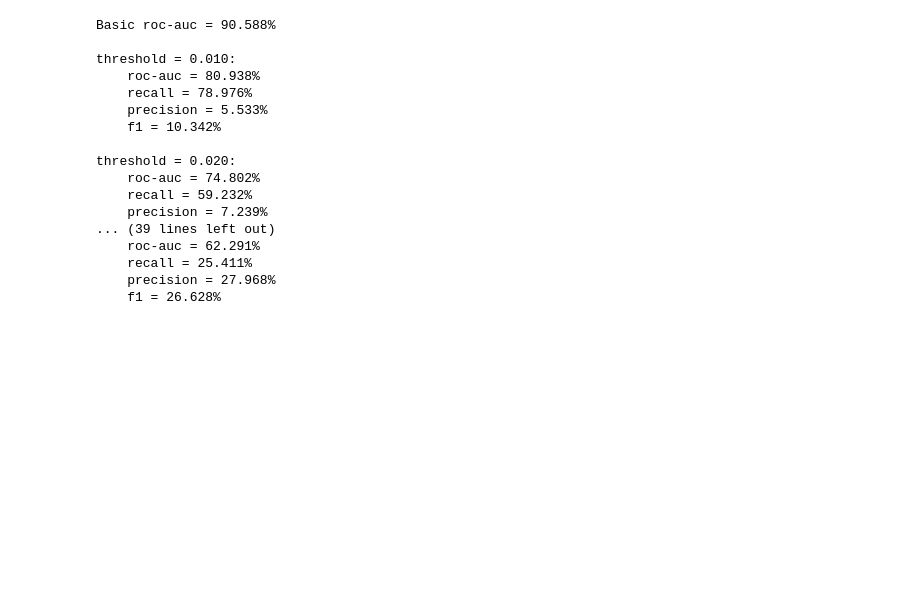
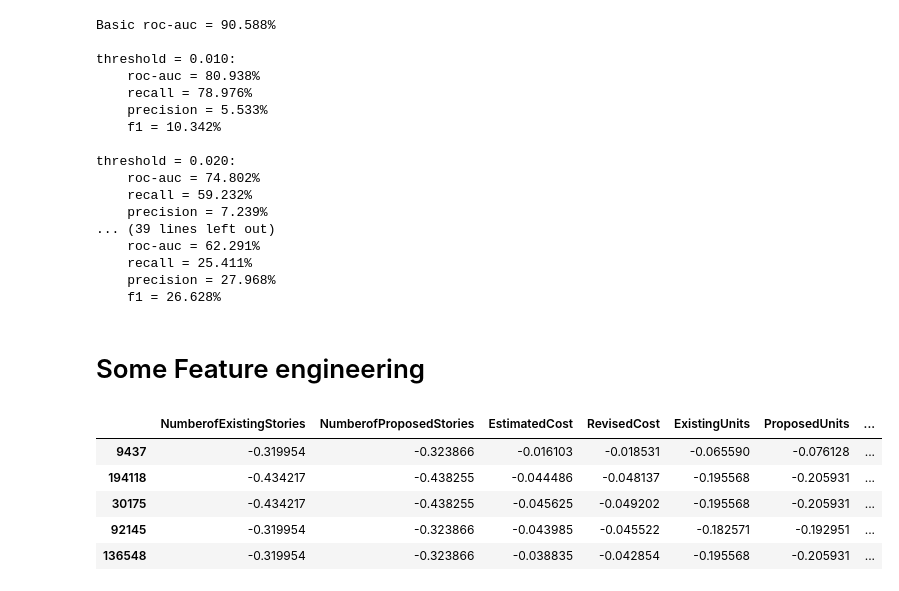
Before and after one commit to Suraba03/ml_san_francisco_permits, a Jupyter notebook: san_fancisco.ipynb, the cells around one changed output. Drawn from its saved outputs; the diff is of its cells as text; code cells hidden in the pictures; blank space fills up the shorter version.

```diff
--- a/san_fancisco.ipynb
+++ b/san_fancisco.ipynb
@@ -1148,3 +1259,17 @@ threshold = 0.020:
     recall = 25.411%
     precision = 27.968%
     f1 = 26.628%
+# %% [markdown]
+# Some Feature engineering
+# %%
+X_fe_train = X_train_scaled_cat_ohe.copy()
+X_fe_test  = X_test_scaled_cat_ohe.copy()
+# %%
+X_fe_train.sample(5)
+# %% [output]
+|  | NumberofExistingStories | NumberofProposedStories | EstimatedCost | RevisedCost | ExistingUnits | ProposedUnits | ... |
+| 9437 | -0.319954 | -0.323866 | -0.016103 | -0.018531 | -0.065590 | -0.076128 | ... |
+| 194118 | -0.434217 | -0.438255 | -0.044486 | -0.048137 | -0.195568 | -0.205931 | ... |
+| 30175 | -0.434217 | -0.438255 | -0.045625 | -0.049202 | -0.195568 | -0.205931 | ... |
+| 92145 | -0.319954 | -0.323866 | -0.043985 | -0.045522 | -0.182571 | -0.192951 | ... |
+| 136548 | -0.319954 | -0.323866 | -0.038835 | -0.042854 | -0.195568 | -0.205931 | ... |
```
Also changed, not shown: parts of 53 cells of this notebook.
